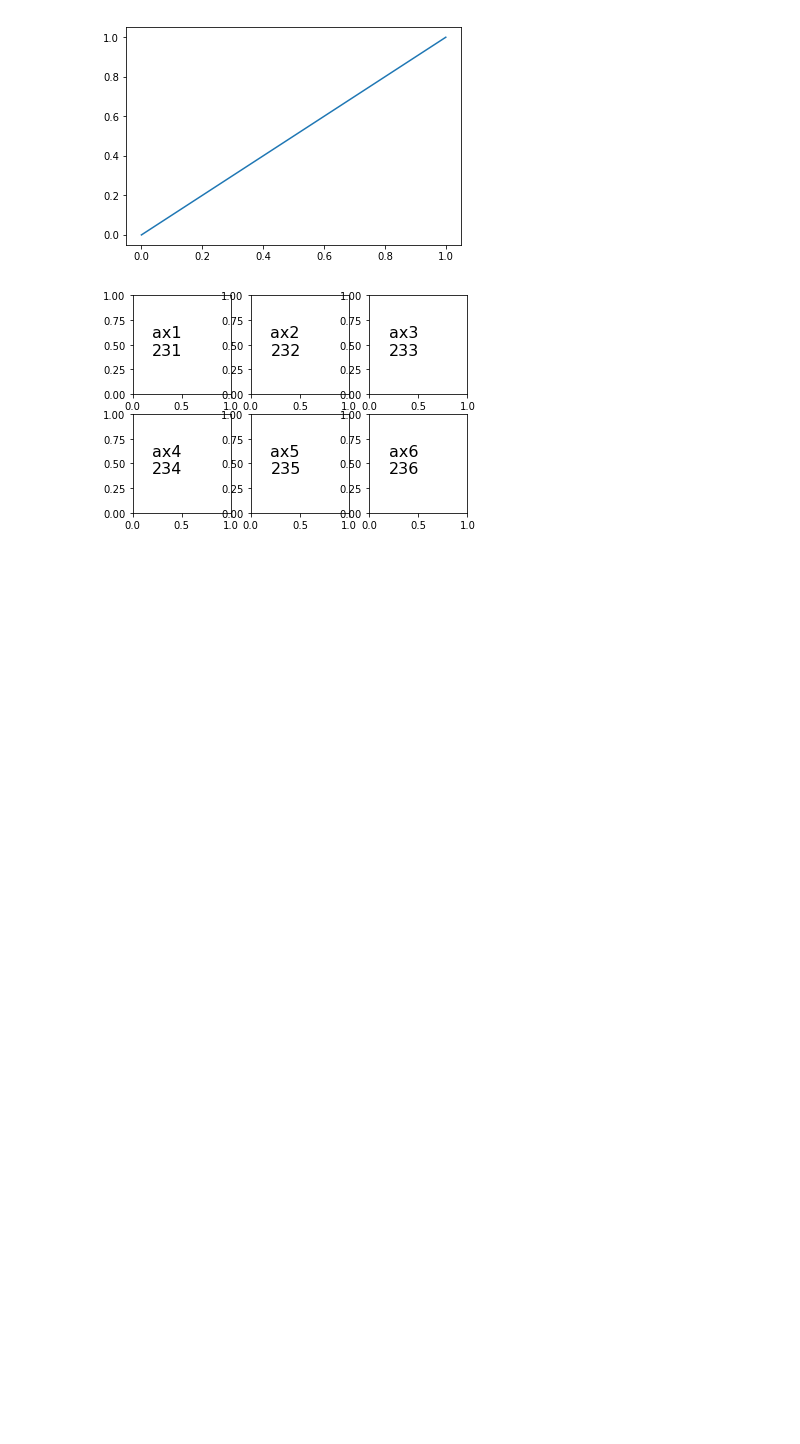
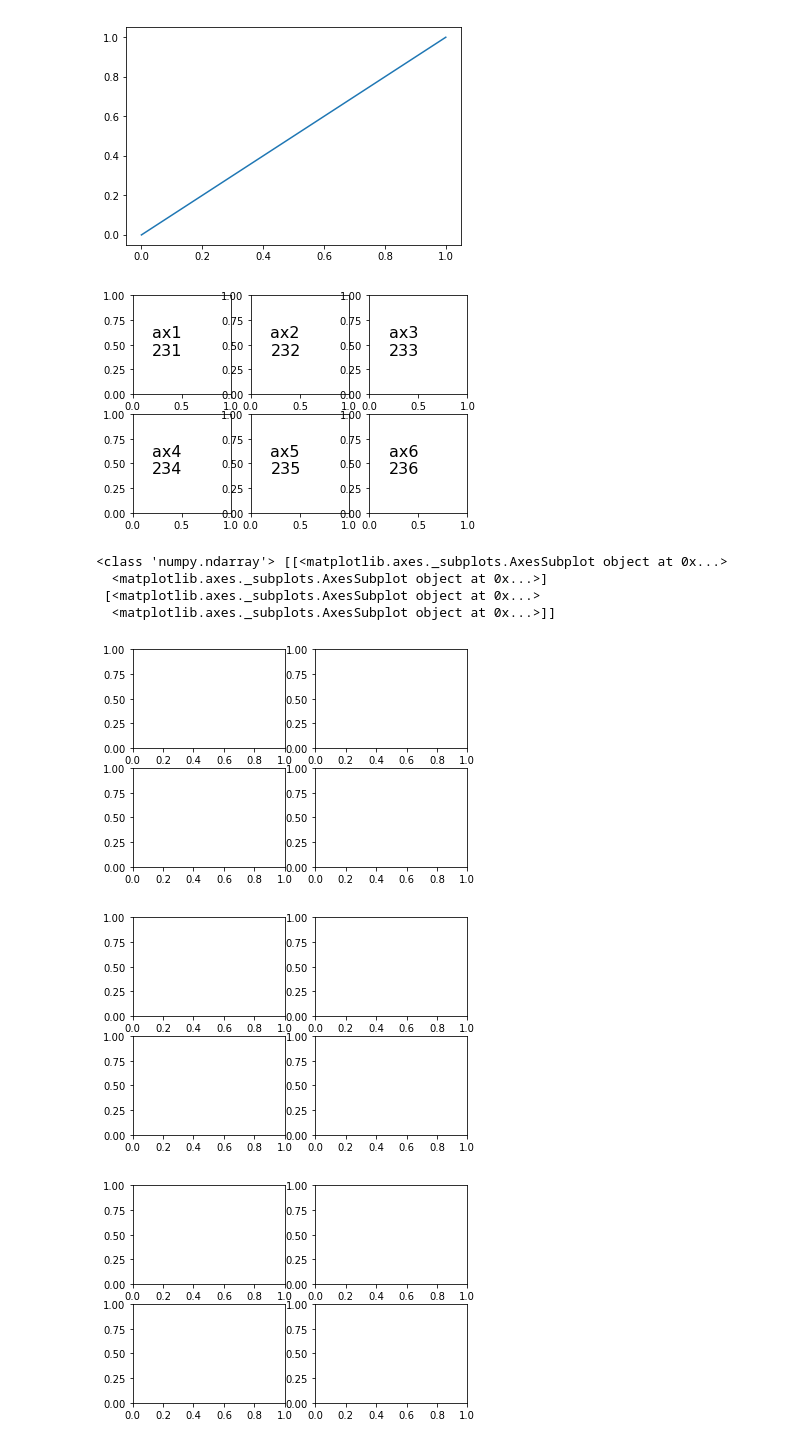
Before and after one commit to yukimura1227/trainings, a Jupyter notebook: matplotlib_sample/matplotlib_sample.ipynb, the cells around one changed output. Saved outputs shown, nothing was run; the diff lists cells and outputs as text; code cells hidden in the pictures; blank space fills up the shorter version.

Commit message:
sample for figure#subplots

```diff
--- a/matplotlib_sample/matplotlib_sample.ipynb
+++ b/matplotlib_sample/matplotlib_sample.ipynb
@@ -30,3 +30,17 @@ for i, ax in enumerate([ax1, ax2, ax3, ax4, ax5, ax6], start=1):
 plt.show()
 # %% [output]
 [figure]
+# %%
+# フィギュアオブジェクトの生成とサブプロットの配置を同時に行う
+fig, axes = plt.subplots(2, 2)
+
+print(type(axes), axes)
+plt.show()
+# %% [output]
+<class 'numpy.ndarray'> [[<matplotlib.axes._subplots.AxesSubplot object at 0x...>
+  <matplotlib.axes._subplots.AxesSubplot object at 0x...>]
+ [<matplotlib.axes._subplots.AxesSubplot object at 0x...>
+  <matplotlib.axes._subplots.AxesSubplot object at 0x...>]]
+[figure, added]
+[figure, added]
+[figure, added]
```
